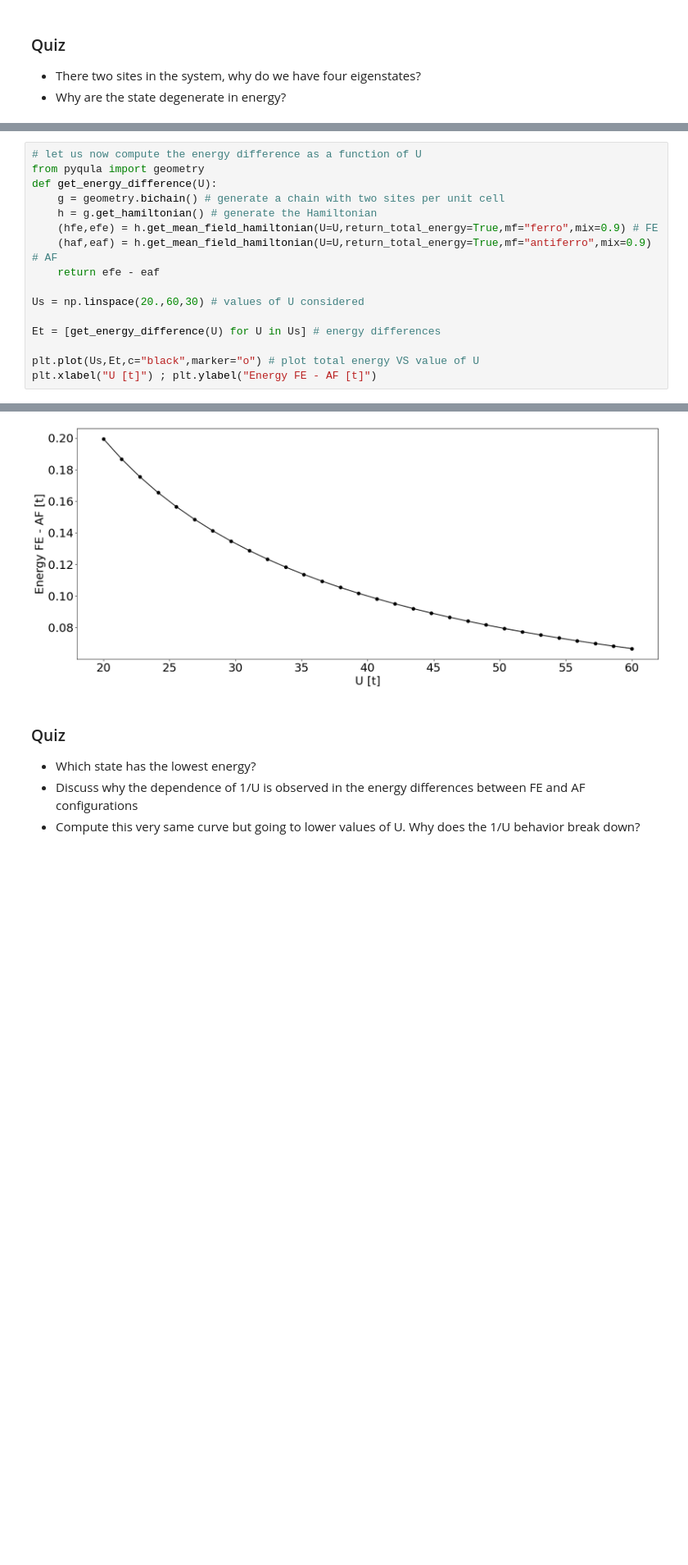
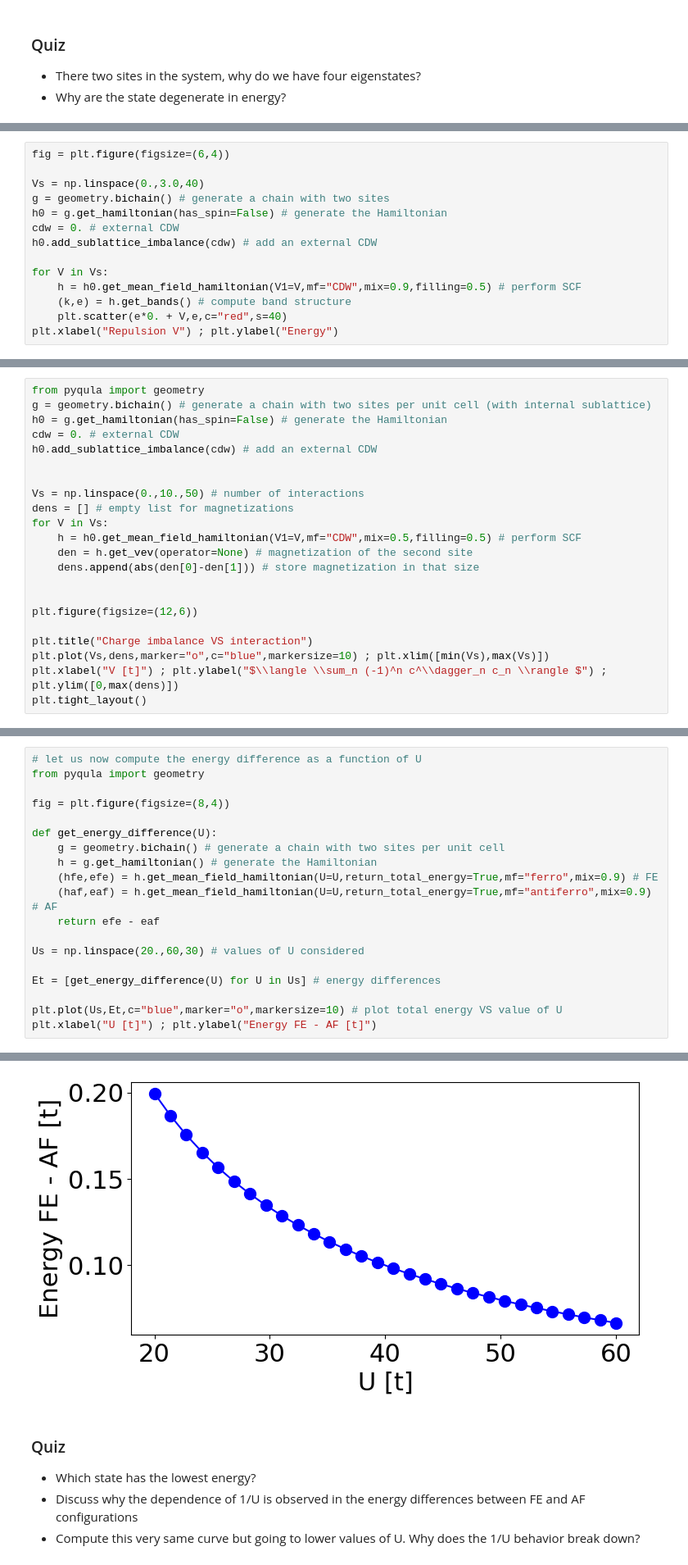
Before and after one commit to joselado/Advanced_Computational_Methods_Physics_2024, a Jupyter notebook: jupyter-notebooks/classical_magnetism.ipynb, the cells around one changed output, grey strips where cells are left out. Shown at 82% size. Saved outputs shown, nothing was run; the diff lists cells and outputs as text; blank space fills up the shorter version.

```diff
--- a/jupyter-notebooks/classical_magnetism.ipynb
+++ b/jupyter-notebooks/classical_magnetism.ipynb
@@ -161,0 +207,14 @@ Text(0, 0.5, '$\\langle S_z \\rangle $')
+# %%
+fig = plt.figure(figsize=(6,4))
+
+Vs = np.linspace(0.,3.0,40)
+g = geometry.bichain() # generate a chain with two sites
+h0 = g.get_hamiltonian(has_spin=False) # generate the Hamiltonian
+cdw = 0. # external CDW
+h0.add_sublattice_imbalance(cdw) # add an external CDW
+
+for V in Vs:
+    h = h0.get_mean_field_hamiltonian(V1=V,mf="CDW",mix=0.9,filling=0.5) # perform SCF
+    (k,e) = h.get_bands() # compute band structure
+    plt.scatter(e*0. + V,e,c="red",s=40)
+plt.xlabel("Repulsion V") ; plt.ylabel("Energy")
@@ -161,0 +231,22 @@ Text(0, 0.5, '$\\langle S_z \\rangle $')
+# %%
+from pyqula import geometry
+g = geometry.bichain() # generate a chain with two sites per unit cell (with internal sublattice)
+h0 = g.get_hamiltonian(has_spin=False) # generate the Hamiltonian
+cdw = 0. # external CDW
+h0.add_sublattice_imbalance(cdw) # add an external CDW
+
+
+Vs = np.linspace(0.,10.,50) # number of interactions
+dens = [] # empty list for magnetizations
+for V in Vs:
+    h = h0.get_mean_field_hamiltonian(V1=V,mf="CDW",mix=0.5,filling=0.5) # perform SCF
+    den = h.get_vev(operator=None) # magnetization of the second site
+    dens.append(abs(den[0]-den[1])) # store magnetization in that size
+
+
+plt.figure(figsize=(12,6))
+
+plt.title("Charge imbalance VS interaction")
+plt.plot(Vs,dens,marker="o",c="blue",markersize=10) ; plt.xlim([min(Vs),max(Vs)])
+plt.xlabel("V [t]") ; plt.ylabel("$\\langle \\sum_n (-1)^n c^\\dagger_n c_n \\rangle $") ; plt.ylim([0,max(dens)])
+plt.tight_layout()
@@ -165,22 +262,25 @@ Let us now compare the energies of a ferromagnetic and antiferromagnetic state i
 # %%
 # let us now compute the energy difference as a function of U
 from pyqula import geometry
+
+fig = plt.figure(figsize=(8,4))
+
 def get_energy_difference(U):
     g = geometry.bichain() # generate a chain with two sites per unit cell
     h = g.get_hamiltonian() # generate the Hamiltonian
     (hfe,efe) = h.get_mean_field_hamiltonian(U=U,return_total_energy=True,mf="ferro",mix=0.9) # FE
     (haf,eaf) = h.get_mean_field_hamiltonian(U=U,return_total_energy=True,mf="antiferro",mix=0.9) # AF
     return efe - eaf
 
 Us = np.linspace(20.,60,30) # values of U considered
 
 Et = [get_energy_difference(U) for U in Us] # energy differences
 
-plt.plot(Us,Et,c="black",marker="o") # plot total energy VS value of U
+plt.plot(Us,Et,c="blue",marker="o",markersize=10) # plot total energy VS value of U
 plt.xlabel("U [t]") ; plt.ylabel("Energy FE - AF [t]")
 # %% [output]
 Text(0, 0.5, 'Energy FE - AF [t]')
-[figure, old version]
+[figure, new version]
 # %% [markdown]
 ### Quiz
 - Which state has the lowest energy?
```
Also changed, not shown: parts of 36 cells of this notebook, 6 other files.
